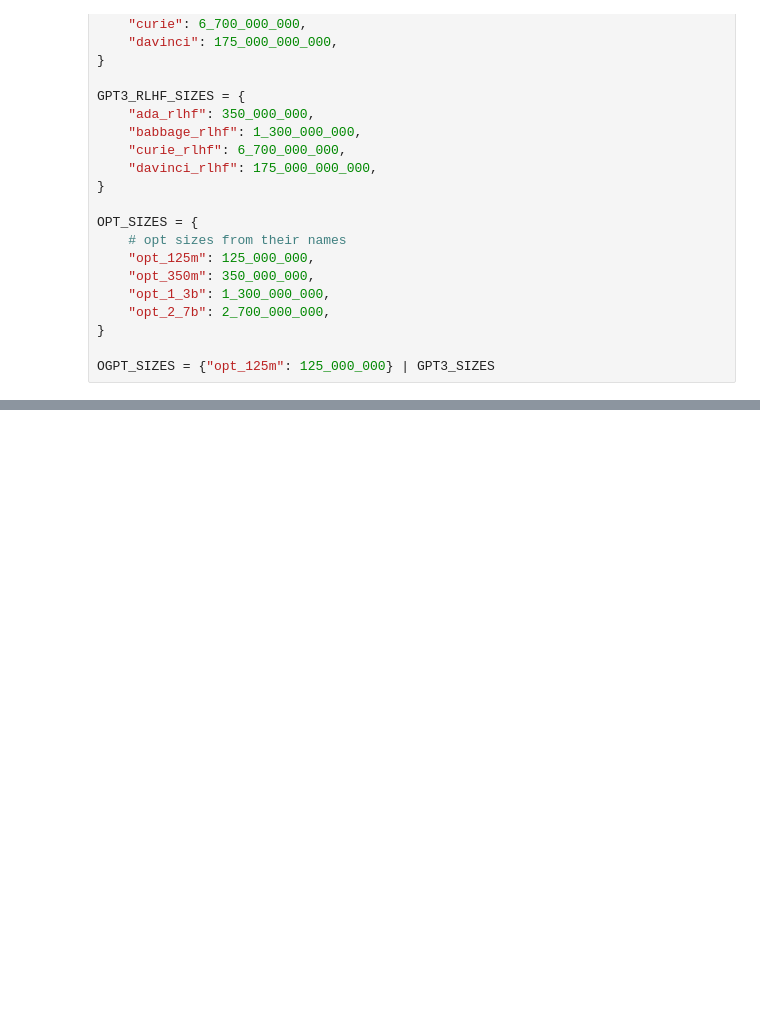
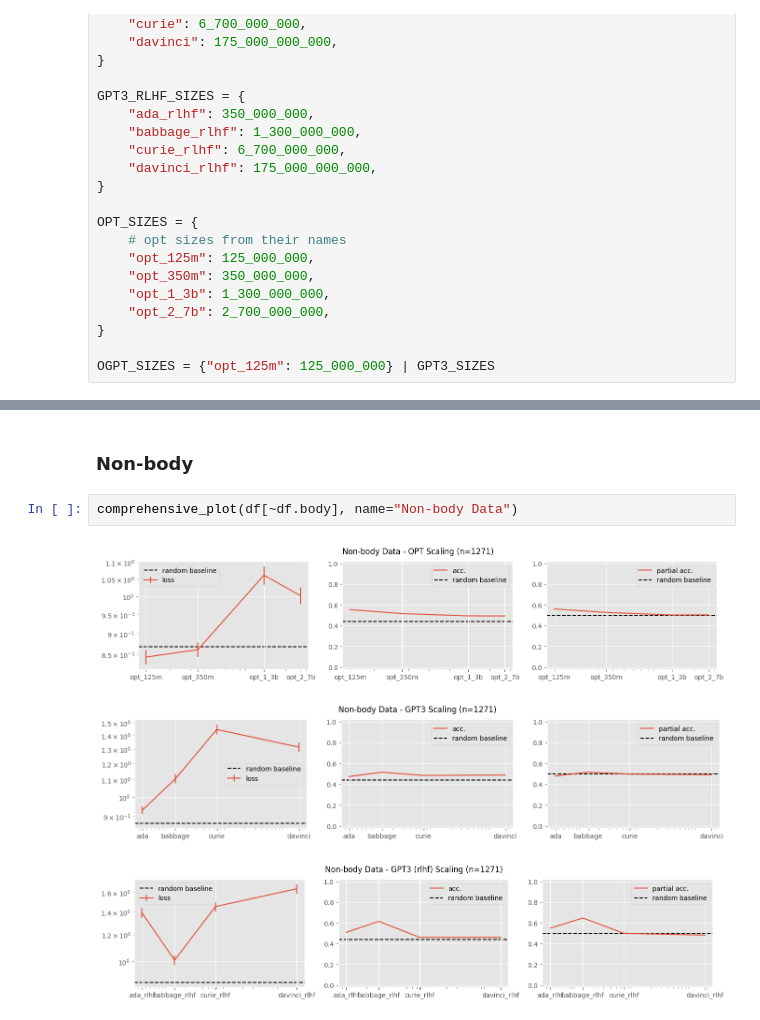
Before and after one commit to saptab/inverse-scaling-2022-psych, a Jupyter notebook: round1_aug_submission/combined/v1/analysis.ipynb, the cells around one changed output, grey strips where cells are left out. Drawn from its saved outputs; the diff is of its cells as text; blank space fills up the shorter version.

```diff
--- a/round1_aug_submission/combined/v1/analysis.ipynb
+++ b/round1_aug_submission/combined/v1/analysis.ipynb
@@ -135,0 +194,8 @@ TODO
+# %% [markdown]
+### Non-body
+# %%
+comprehensive_plot(df[~df.body], name="Non-body Data")
+# %% [output]
+[figure, added]
+[figure, added]
+[figure, added]
```
Also changed, not shown: parts of 45 cells of this notebook.
